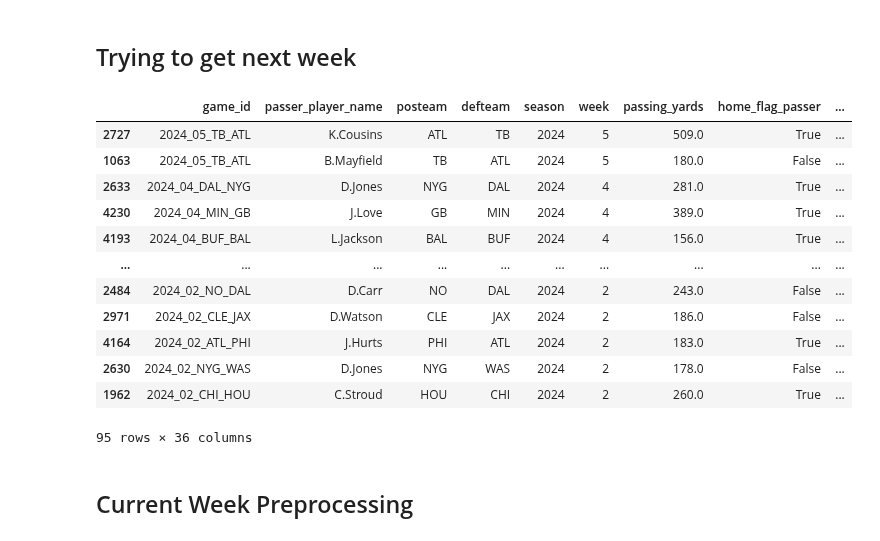
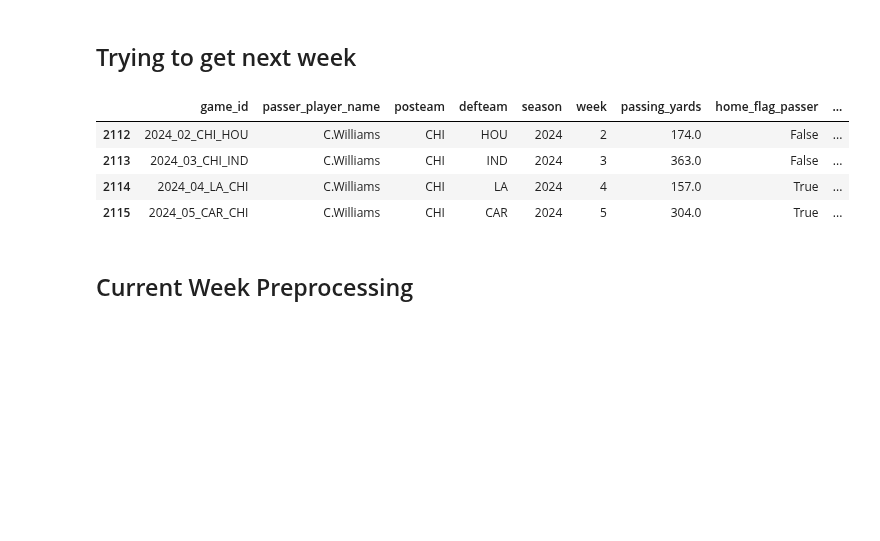
Before and after one commit to bhuggard/CheckTheCover, a Jupyter notebook: testnocom.ipynb, the cells around one changed output. Drawn from its saved outputs; the diff is of its cells as text; code cells hidden in the pictures; blank space fills up the shorter version.

```diff
--- a/testnocom.ipynb
+++ b/testnocom.ipynb
@@ -74,7 +74,7 @@ columns = ['game_id', 'passer_player_name', 'posteam', 'defteam', 'season', 'wee
            'passing_yards', 'cpoe', 'roof', 'surface']
 
 # Loading in the NFL pbp data
-data = nfl.import_pbp_data(range(2014,2025), columns, include_participation=False)
+data = nfl.import_pbp_data(range(2014,2024 + 1), columns, include_participation=False)
 
 # nfl-data-py still loads other columns, so we again need to set our data equal to only the columns we want
 data = data[columns]
@@ -440,22 +440,14 @@ See the caveats in the documentation: https://pandas.pydata.org/pandas-docs/stab
   test_data['pyoe'] = test_data['passing_yards'] - test_data['predicted_passing_yards']
 # %% [markdown]
 ## Trying to get next week
-# %%
-test_data.sort_values(by='week', ascending=False)
-# %% [output]
-|  | game_id | passer_player_name | posteam | defteam | season | week | passing_yards | home_flag_passer | ... |
-| 2727 | 2024_05_TB_ATL | K.Cousins | ATL | TB | 2024 | 5 | 509.0 | True | ... |
-| 1063 | 2024_05_TB_ATL | B.Mayfield | TB | ATL | 2024 | 5 | 180.0 | False | ... |
-| 2633 | 2024_04_DAL_NYG | D.Jones | NYG | DAL | 2024 | 4 | 281.0 | True | ... |
-| 4230 | 2024_04_MIN_GB | J.Love | GB | MIN | 2024 | 4 | 389.0 | True | ... |
-| 4193 | 2024_04_BUF_BAL | L.Jackson | BAL | BUF | 2024 | 4 | 156.0 | True | ... |
-| ... | ... | ... | ... | ... | ... | ... | ... | ... | ... |
-| 2484 | 2024_02_NO_DAL | D.Carr | NO | DAL | 2024 | 2 | 243.0 | False | ... |
-| 2971 | 2024_02_CLE_JAX | D.Watson | CLE | JAX | 2024 | 2 | 186.0 | False | ... |
-| 4164 | 2024_02_ATL_PHI | J.Hurts | PHI | ATL | 2024 | 2 | 183.0 | True | ... |
-| 2630 | 2024_02_NYG_WAS | D.Jones | NYG | WAS | 2024 | 2 | 178.0 | False | ... |
-| 1962 | 2024_02_CHI_HOU | C.Stroud | HOU | CHI | 2024 | 2 | 260.0 | True | ... |
-95 rows × 36 columns
+# %%
+test_data[test_data['passer_player_name'] == 'C.Williams']
+# %% [output]
+|  | game_id | passer_player_name | posteam | defteam | season | week | passing_yards | home_flag_passer | ... |
+| 2112 | 2024_02_CHI_HOU | C.Williams | CHI | HOU | 2024 | 2 | 174.0 | False | ... |
+| 2113 | 2024_03_CHI_IND | C.Williams | CHI | IND | 2024 | 3 | 363.0 | False | ... |
+| 2114 | 2024_04_LA_CHI | C.Williams | CHI | LA | 2024 | 4 | 157.0 | True | ... |
+| 2115 | 2024_05_CAR_CHI | C.Williams | CHI | CAR | 2024 | 5 | 304.0 | True | ... |
 # %%
 #fix commit
 # %% [markdown]
```
Also changed, not shown: parts of 7 cells of this notebook.
